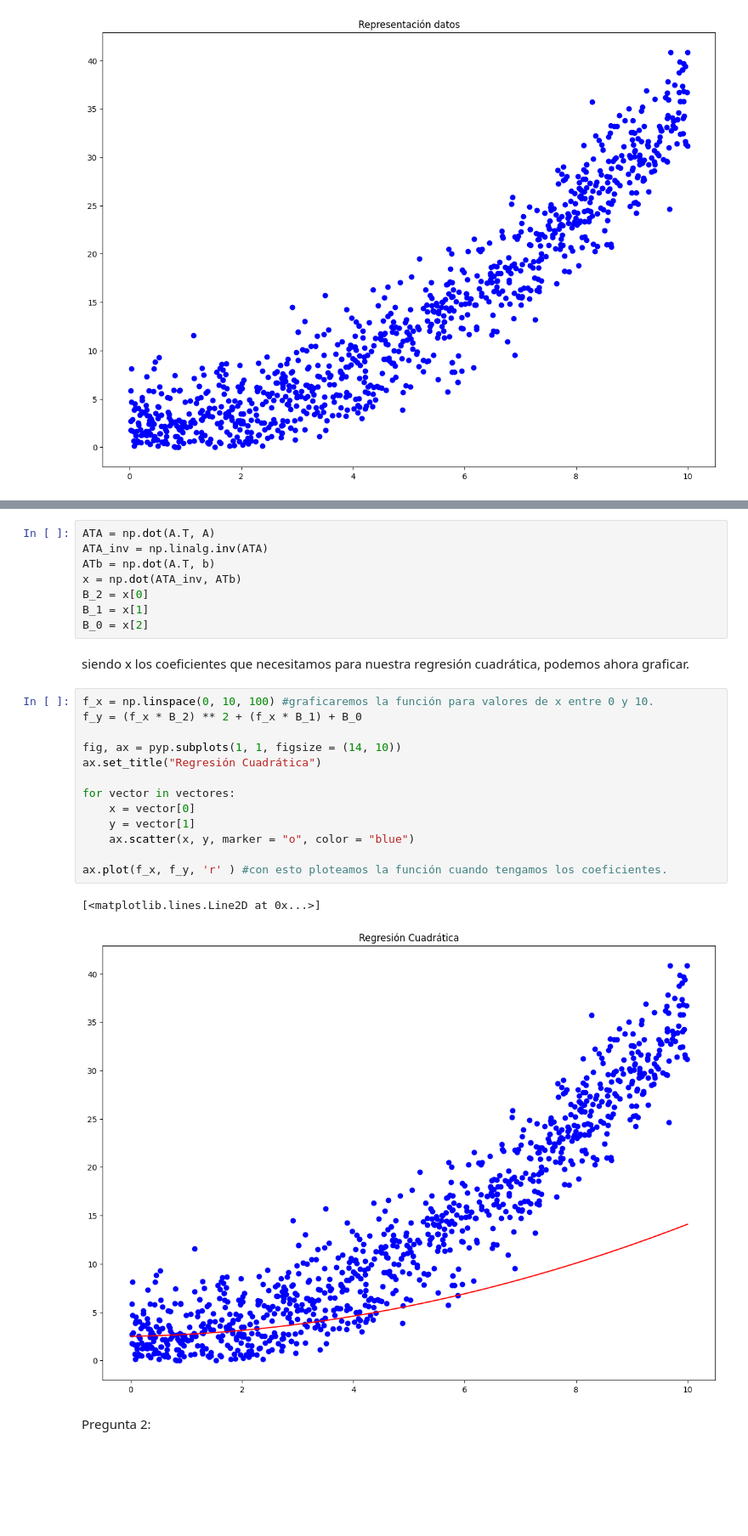
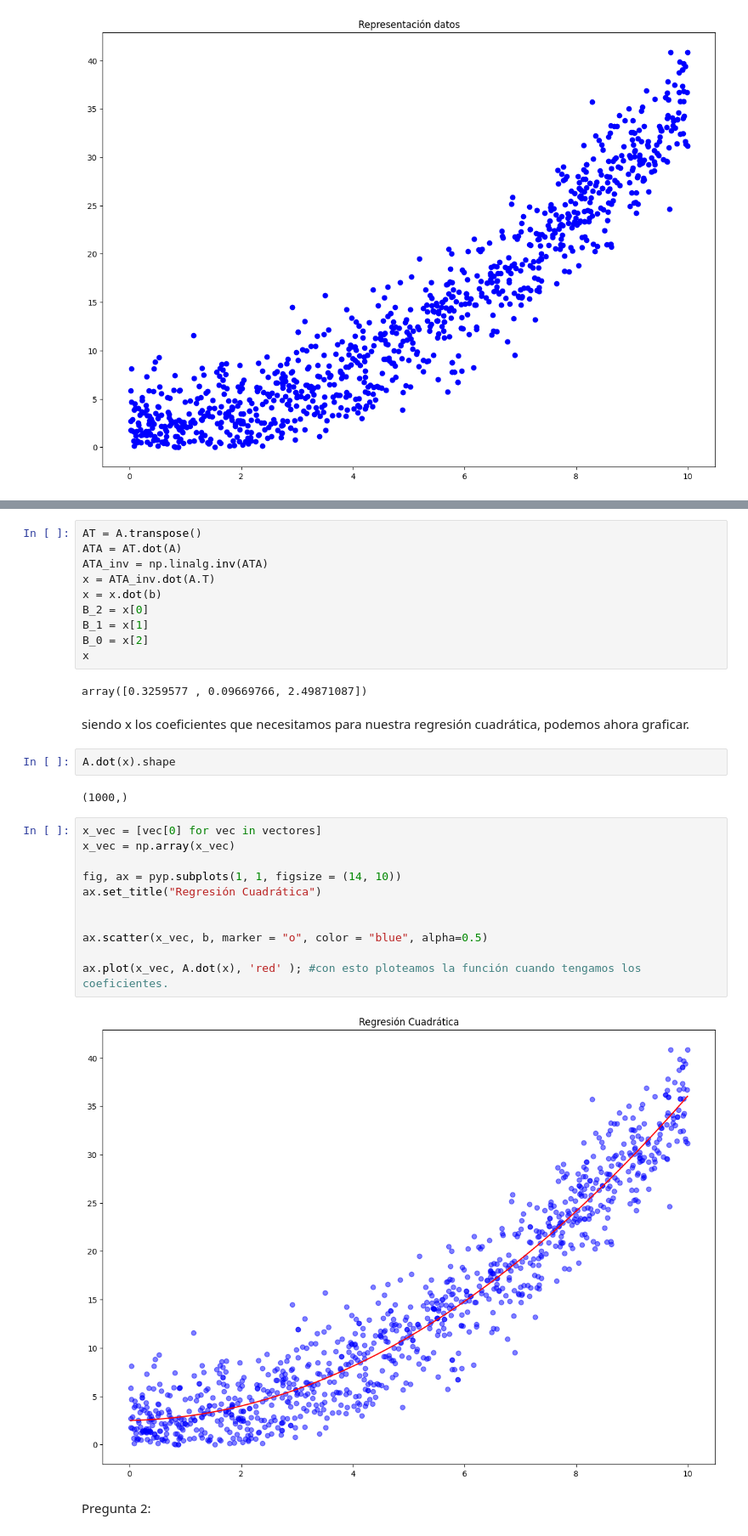
Before and after one commit to edupavez/Tarea_comp, a Jupyter notebook: P1.ipynb, the cells around one changed output, grey strips where cells are left out. Shown at 85% size. Drawn from its saved outputs; the diff is of its cells as text; blank space fills up the shorter version.

```diff
--- a/P1.ipynb
+++ b/P1.ipynb
@@ -68,31 +68,36 @@ y $g: R^{1000} \longrightarrow R$ : $x \longmapsto{||x||_2}^2$
 
  Implementamos este proceso computacional utilizando la matriz A y el vector b previamente creado:
 # %%
-ATA = np.dot(A.T, A)
+AT = A.transpose()
+ATA = AT.dot(A)
 ATA_inv = np.linalg.inv(ATA)
-ATb = np.dot(A.T, b)
-x = np.dot(ATA_inv, ATb)
+x = ATA_inv.dot(A.T)
+x = x.dot(b)
 B_2 = x[0]
 B_1 = x[1]
 B_0 = x[2]
+x
+# %% [output]
+array([0.3259577 , 0.09669766, 2.49871087])
 # %% [markdown]
 siendo x los coeficientes que necesitamos para nuestra regresión cuadrática, podemos ahora graficar.
+# %%
+A.dot(x).shape
+# %% [output]
+(1000,)
 # %%
-f_x = np.linspace(0, 10, 100) #graficaremos la función para valores de x entre 0 y 10.
-f_y = (f_x * B_2) ** 2 + (f_x * B_1) + B_0
+x_vec = [vec[0] for vec in vectores]
+x_vec = np.array(x_vec)
 
 fig, ax = pyp.subplots(1, 1, figsize = (14, 10))
 ax.set_title("Regresión Cuadrática")
 
-for vector in vectores:
-    x = vector[0]
-    y = vector[1]
-    ax.scatter(x, y, marker = "o", color = "blue")
 
-ax.plot(f_x, f_y, 'r' ) #con esto ploteamos la función cuando tengamos los coeficientes.
+ax.scatter(x_vec, b, marker = "o", color = "blue", alpha=0.5)
+
+ax.plot(x_vec, A.dot(x), 'red' ); #con esto ploteamos la función cuando tengamos los coeficientes.
 # %% [output]
-[<matplotlib.lines.Line2D at 0x...>]
-[figure, old version]
+[figure, new version]
 # %% [markdown]
 Pregunta 2:
 # %% [markdown]
```
Also changed, not shown: parts of 2 cells of this notebook.
